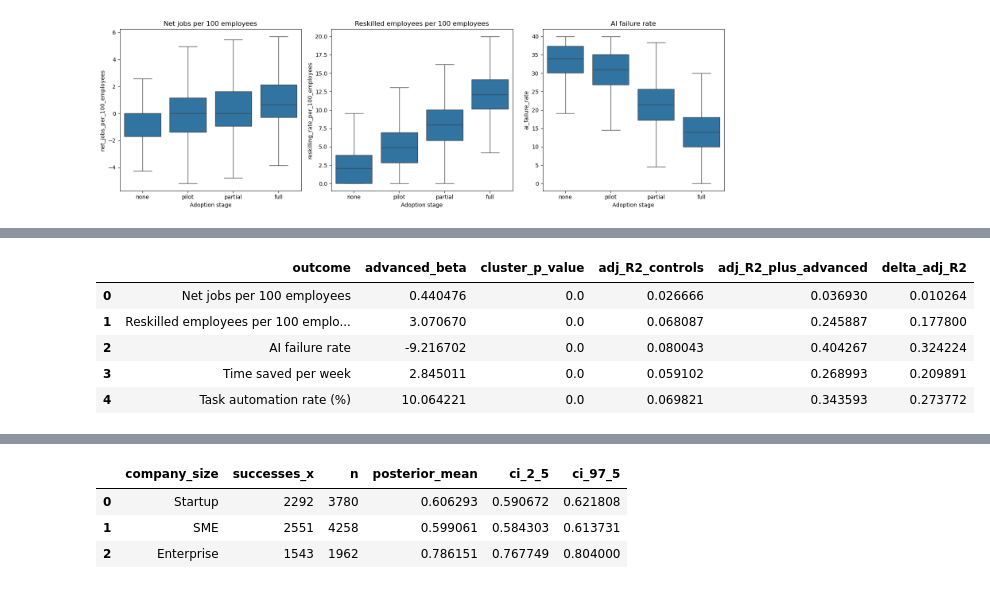
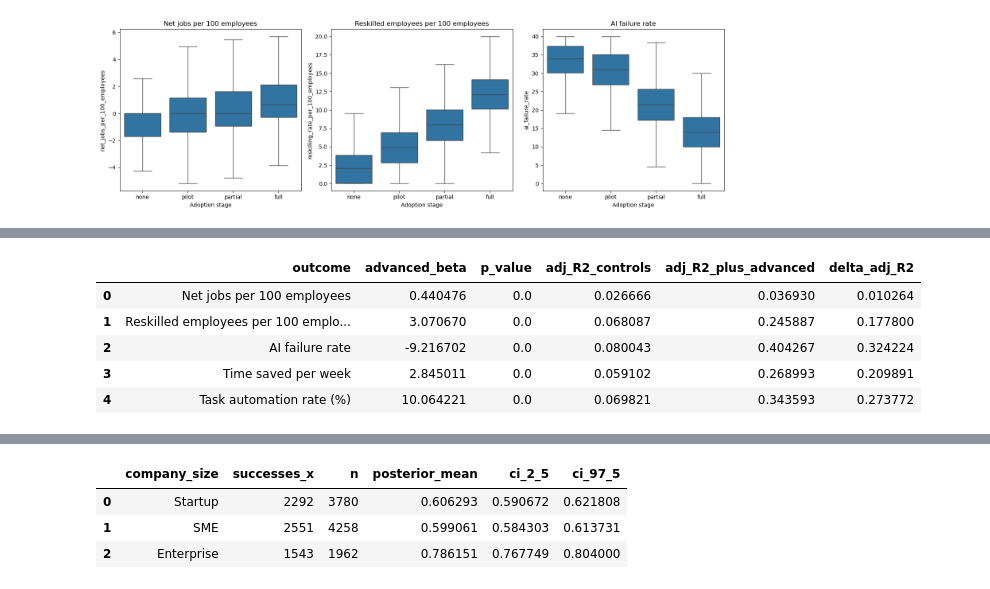
Before and after one commit to jiaobuchong/ai-adoption, a Jupyter notebook: 06_Q5_workforce_and_bayesian.ipynb, the cells around one changed output, grey strips where cells are left out. Drawn from its saved outputs; the diff is of its cells as text; code cells hidden in the pictures.

```diff
--- a/06_Q5_workforce_and_bayesian.ipynb
+++ b/06_Q5_workforce_and_bayesian.ipynb
@@ -243,21 +173,21 @@ not artefacts of firm-quarter pseudo-replication — they survive the strictest
 # %%
 workforce_ols_rows = []
 for outcome, label in workforce_outcomes.items():
-    m0 = ols(f'{outcome} ~ {ols_control_terms}', data=df).fit(cov_type='cluster', cov_kwds={'groups': df['company_id']})
-    m1 = ols(f'{outcome} ~ advanced_adoption + {ols_control_terms}', data=df).fit(cov_type='cluster', cov_kwds={'groups': df['company_id']})
+    m0 = ols(f'{outcome} ~ {ols_control_terms}', data=df).fit()
+    m1 = ols(f'{outcome} ~ advanced_adoption + {ols_control_terms}', data=df).fit()
     workforce_ols_rows.append({
         'outcome': label,
         'advanced_beta': m1.params.get('advanced_adoption', np.nan),
-        'cluster_p_value': m1.pvalues.get('advanced_adoption', np.nan),
+        'p_value': m1.pvalues.get('advanced_adoption', np.nan),
         'adj_R2_controls': m0.rsquared_adj,
         'adj_R2_plus_advanced': m1.rsquared_adj,
         'delta_adj_R2': m1.rsquared_adj - m0.rsquared_adj
     })
 
 workforce_ols_summary = pd.DataFrame(workforce_ols_rows)
 workforce_ols_summary
 # %% [output]
-|  | outcome | advanced_beta | cluster_p_value | adj_R2_controls | adj_R2_plus_advanced | delta_adj_R2 |
+|  | outcome | advanced_beta | p_value | adj_R2_controls | adj_R2_plus_advanced | delta_adj_R2 |
 | 0 | Net jobs per 100 employees | 0.440476 | 0.0 | 0.026666 | 0.036930 | 0.010264 |
 | 1 | Reskilled employees per 100 emplo... | 3.070670 | 0.0 | 0.068087 | 0.245887 | 0.177800 |
 | 2 | AI failure rate | -9.216702 | 0.0 | 0.080043 | 0.404267 | 0.324224 |
```
Also changed, not shown: parts of 7 cells of this notebook, 6 other files.
